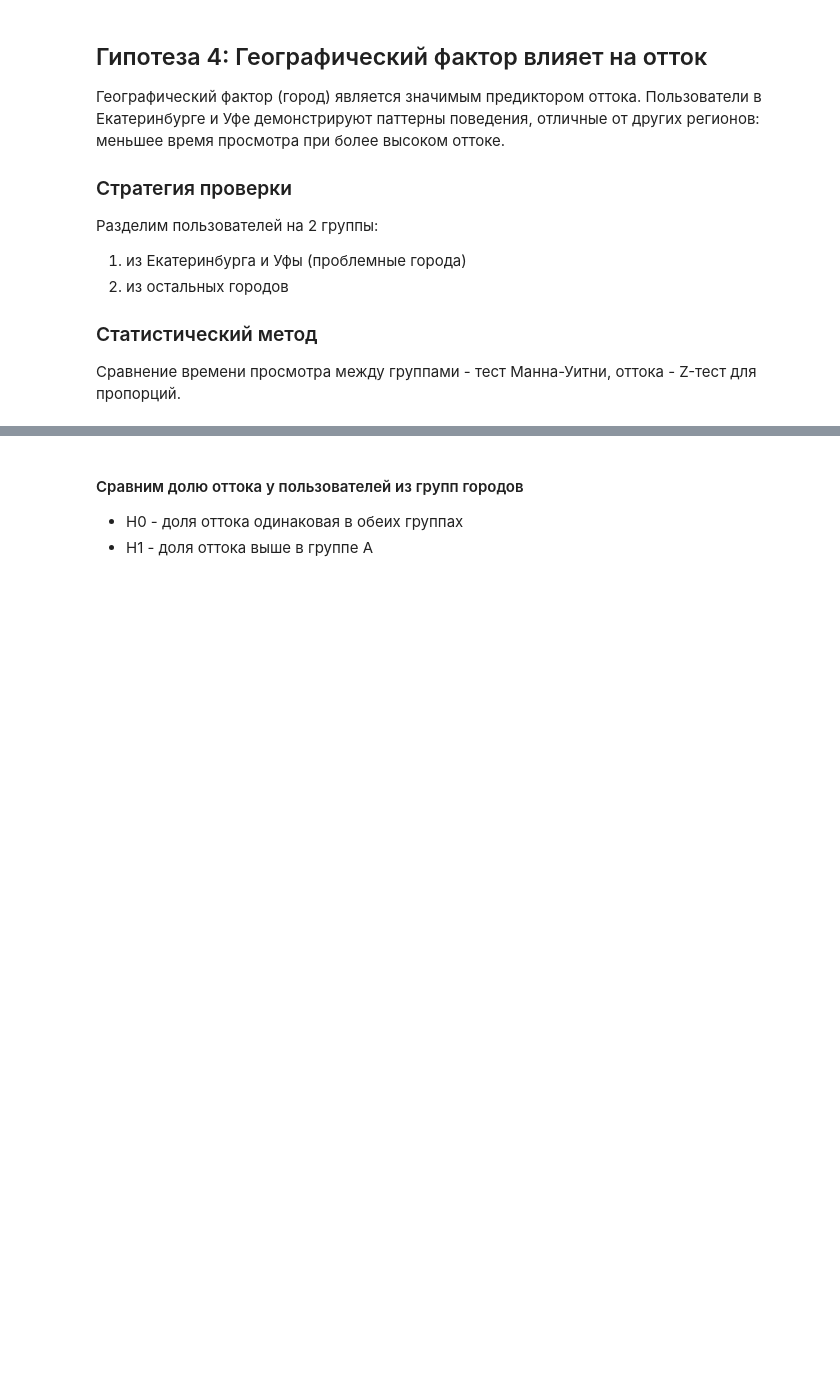
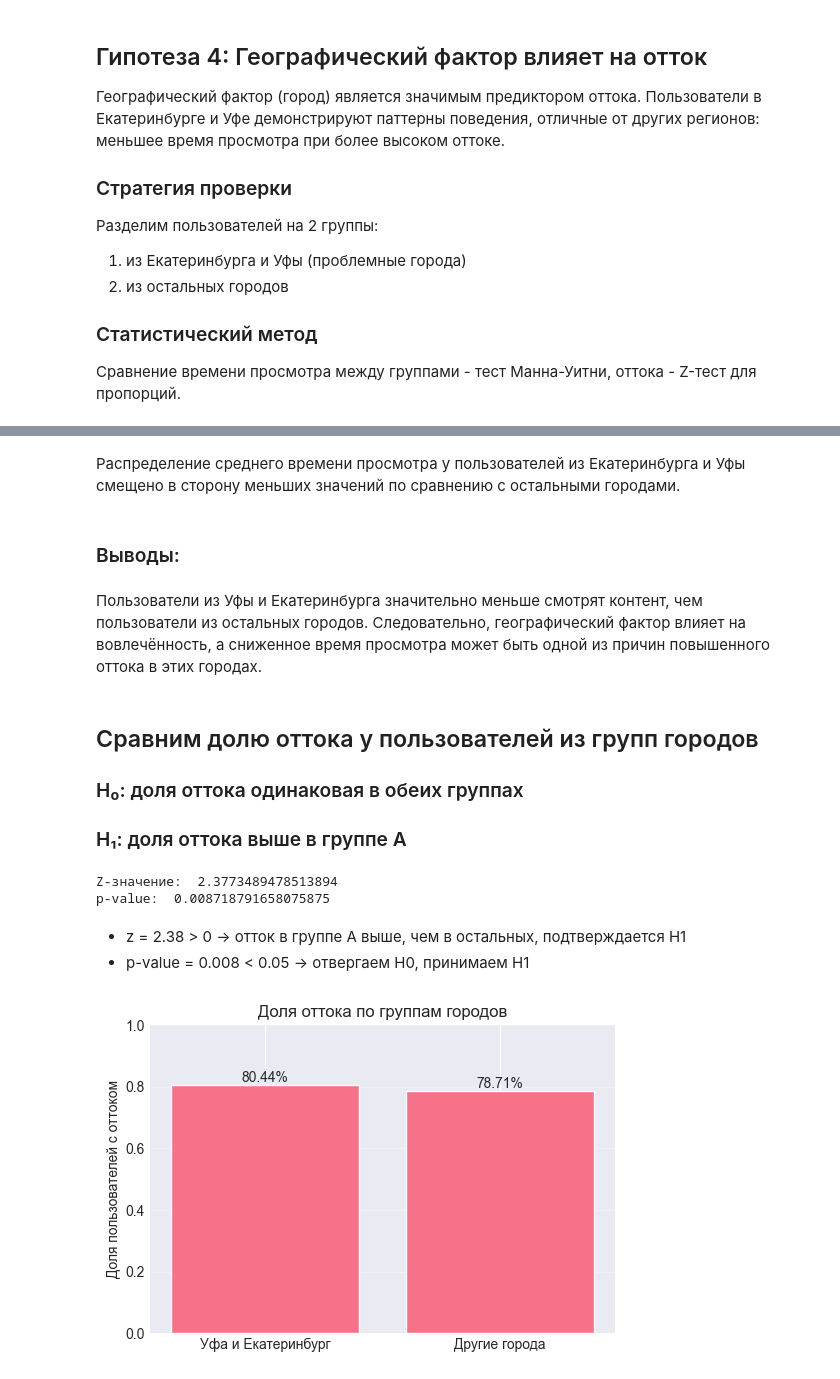
Before and after one commit to antosden/video-platform-churn-analysis, a Jupyter notebook: Команда_12_Чек-пойнт_1.ipynb, the cells around one changed output, grey strips where cells are left out. Saved outputs shown, nothing was run; the diff lists cells and outputs as text; code cells hidden in the pictures; blank space fills up the shorter version.

```diff
--- a/Команда_12_Чек-пойнт_1.ipynb
+++ b/Команда_12_Чек-пойнт_1.ipynb
@@ -1659,7 +2051,15 @@ print("p-value =", p_value)
+# %% [markdown]
+Распределение среднего времени просмотра у пользователей из Екатеринбурга и Уфы смещено в сторону меньших значений по сравнению с остальными городами.
+# %% [markdown]
+### Выводы:
+# %% [markdown]
+Пользователи из Уфы и Екатеринбурга значительно меньше смотрят контент, чем пользователи из остальных городов.
+Следовательно, географический фактор влияет на вовлечённость, а сниженное время просмотра может быть одной из причин повышенного оттока в этих городах.
 # %% [markdown]
-#### Сравним долю оттока у пользователей из групп городов
-- H0 - доля оттока одинаковая в обеих группах
-- H1 - доля оттока выше в группе А
+## Сравним долю оттока у пользователей из групп городов
+### H₀: доля оттока одинаковая в обеих группах
+
+### H₁: доля оттока выше в группе А
 # %%
 # Определим группы пользователей по городам
 group_A = df[df['city'].isin(['Ufa', 'Yekaterinburg'])]
@@ -1684,5 +2084,33 @@ z = (p1 - p2) / SE
 p_value = 1 - normal_cdf(z)
 
 # Вывод результата
-print("z =", z)
-print("p-value =", p_value)
+print("Z-значение: ", z)
+print("p-value: ", p_value)
+# %% [output]
+Z-значение:  2.3773489478513894
+p-value:  0.008718791658075875
+# %% [markdown]
+- z = 2.38 > 0 -> отток в группе А выше, чем в остальных, подтверждается H1
+- p-value = 0.008 < 0.05 -> отвергаем H0, принимаем H1
+# %%
+# Подготовка данных для визуализации
+churn_rates = pd.DataFrame({
+    'Группа': ['Уфа и Екатеринбург', 'Другие города'],
+    'Доля оттока': [p1, p2]
+})
+
+# Построение графика
+plt.figure(figsize=(6, 4))
+plt.bar(churn_rates['Группа'], churn_rates['Доля оттока'])
+plt.title('Доля оттока по группам городов')
+plt.ylabel('Доля пользователей с оттоком')
+plt.ylim(0, 1)
+plt.grid(axis='y', alpha=0.3)
+
+# Подписи значений
+for i, v in enumerate(churn_rates['Доля оттока']):
+    plt.text(i, v + 0.01, f'{v:.2%}', ha='center')
+
+plt.show()
+# %% [output]
+[figure, added]
```
Also changed, not shown: parts of 45 cells of this notebook.
